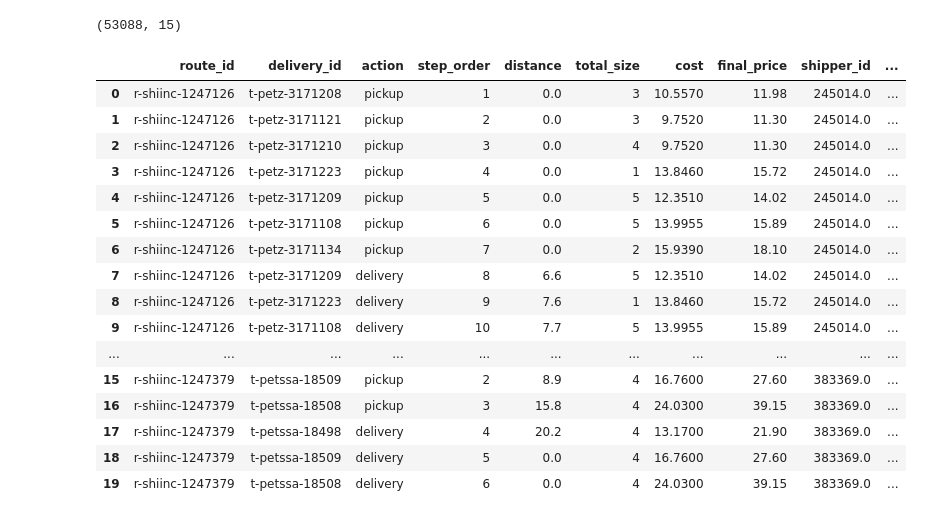
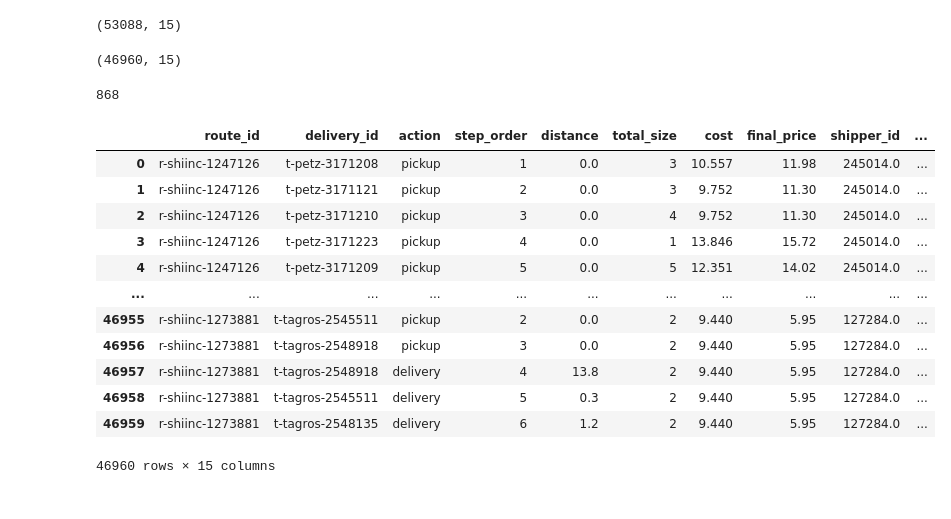
Before and after one commit to AlexVelezLl/ProyectoICD, a Jupyter notebook: 2P/notebooks/clean_dataset.ipynb, the cells around one changed output. Cells and saved outputs as stored; diff of their text form; code cells hidden in the pictures.

```diff
--- a/2P/notebooks/clean_dataset.ipynb
+++ b/2P/notebooks/clean_dataset.ipynb
@@ -233,23 +236,33 @@ steps['distance_to_next'],  steps['time_to_next'] = zip(*steps.apply(get_next_st
 steps.shape
 # %% [output]
 (53088, 15)
+# %%
+steps = steps.loc[steps.time_to_next >= 0]
+# %%
+steps = steps.loc[np.abs(stats.zscore(steps['time_to_next'])) < 3]
+# %%
+steps.shape
+# %% [output]
+(46960, 15)
+# %%
+steps.route_id.nunique()
+# %% [output]
+868
+# %%
+steps.reset_index(drop=True, inplace=True)
 # %%
-steps.head(20)
+steps
 # %% [output]
 |  | route_id | delivery_id | action | step_order | distance | total_size | cost | final_price | shipper_id | ... |
-| 0 | r-shiinc-1247126 | t-petz-3171208 | pickup | 1 | 0.0 | 3 | 10.5570 | 11.98 | 245014.0 | ... |
-| 1 | r-shiinc-1247126 | t-petz-3171121 | pickup | 2 | 0.0 | 3 | 9.7520 | 11.30 | 245014.0 | ... |
-| 2 | r-shiinc-1247126 | t-petz-3171210 | pickup | 3 | 0.0 | 4 | 9.7520 | 11.30 | 245014.0 | ... |
-| 3 | r-shiinc-1247126 | t-petz-3171223 | pickup | 4 | 0.0 | 1 | 13.8460 | 15.72 | 245014.0 | ... |
-| 4 | r-shiinc-1247126 | t-petz-3171209 | pickup | 5 | 0.0 | 5 | 12.3510 | 14.02 | 245014.0 | ... |
-| 5 | r-shiinc-1247126 | t-petz-3171108 | pickup | 6 | 0.0 | 5 | 13.9955 | 15.89 | 245014.0 | ... |
-| 6 | r-shiinc-1247126 | t-petz-3171134 | pickup | 7 | 0.0 | 2 | 15.9390 | 18.10 | 245014.0 | ... |
-| 7 | r-shiinc-1247126 | t-petz-3171209 | delivery | 8 | 6.6 | 5 | 12.3510 | 14.02 | 245014.0 | ... |
-| 8 | r-shiinc-1247126 | t-petz-3171223 | delivery | 9 | 7.6 | 1 | 13.8460 | 15.72 | 245014.0 | ... |
-| 9 | r-shiinc-1247126 | t-petz-3171108 | delivery | 10 | 7.7 | 5 | 13.9955 | 15.89 | 245014.0 | ... |
+| 0 | r-shiinc-1247126 | t-petz-3171208 | pickup | 1 | 0.0 | 3 | 10.557 | 11.98 | 245014.0 | ... |
+| 1 | r-shiinc-1247126 | t-petz-3171121 | pickup | 2 | 0.0 | 3 | 9.752 | 11.30 | 245014.0 | ... |
+| 2 | r-shiinc-1247126 | t-petz-3171210 | pickup | 3 | 0.0 | 4 | 9.752 | 11.30 | 245014.0 | ... |
+| 3 | r-shiinc-1247126 | t-petz-3171223 | pickup | 4 | 0.0 | 1 | 13.846 | 15.72 | 245014.0 | ... |
+| 4 | r-shiinc-1247126 | t-petz-3171209 | pickup | 5 | 0.0 | 5 | 12.351 | 14.02 | 245014.0 | ... |
 | ... | ... | ... | ... | ... | ... | ... | ... | ... | ... | ... |
-| 15 | r-shiinc-1247379 | t-petssa-18509 | pickup | 2 | 8.9 | 4 | 16.7600 | 27.60 | 383369.0 | ... |
-| 16 | r-shiinc-1247379 | t-petssa-18508 | pickup | 3 | 15.8 | 4 | 24.0300 | 39.15 | 383369.0 | ... |
-| 17 | r-shiinc-1247379 | t-petssa-18498 | delivery | 4 | 20.2 | 4 | 13.1700 | 21.90 | 383369.0 | ... |
-| 18 | r-shiinc-1247379 | t-petssa-18509 | delivery | 5 | 0.0 | 4 | 16.7600 | 27.60 | 383369.0 | ... |
-| 19 | r-shiinc-1247379 | t-petssa-18508 | delivery | 6 | 0.0 | 4 | 24.0300 | 39.15 | 383369.0 | ... |
+| 46955 | r-shiinc-1273881 | t-tagros-2545511 | pickup | 2 | 0.0 | 2 | 9.440 | 5.95 | 127284.0 | ... |
+| 46956 | r-shiinc-1273881 | t-tagros-2548918 | pickup | 3 | 0.0 | 2 | 9.440 | 5.95 | 127284.0 | ... |
+| 46957 | r-shiinc-1273881 | t-tagros-2548918 | delivery | 4 | 13.8 | 2 | 9.440 | 5.95 | 127284.0 | ... |
+| 46958 | r-shiinc-1273881 | t-tagros-2545511 | delivery | 5 | 0.3 | 2 | 9.440 | 5.95 | 127284.0 | ... |
+| 46959 | r-shiinc-1273881 | t-tagros-2548135 | delivery | 6 | 1.2 | 2 | 9.440 | 5.95 | 127284.0 | ... |
+46960 rows × 15 columns
```
Also changed, not shown: parts of 2 cells of this notebook.
